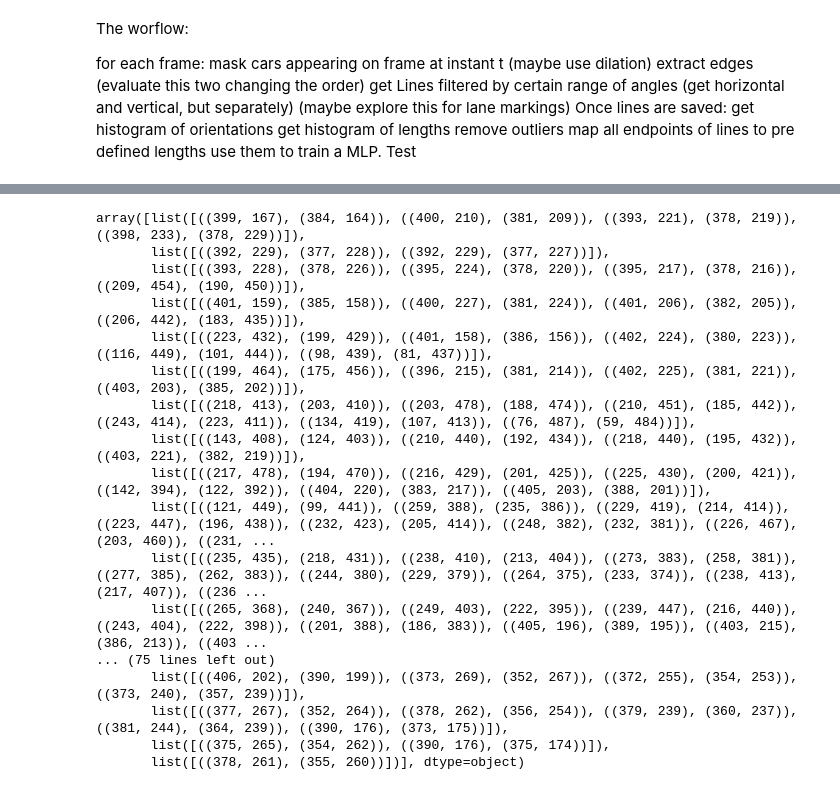
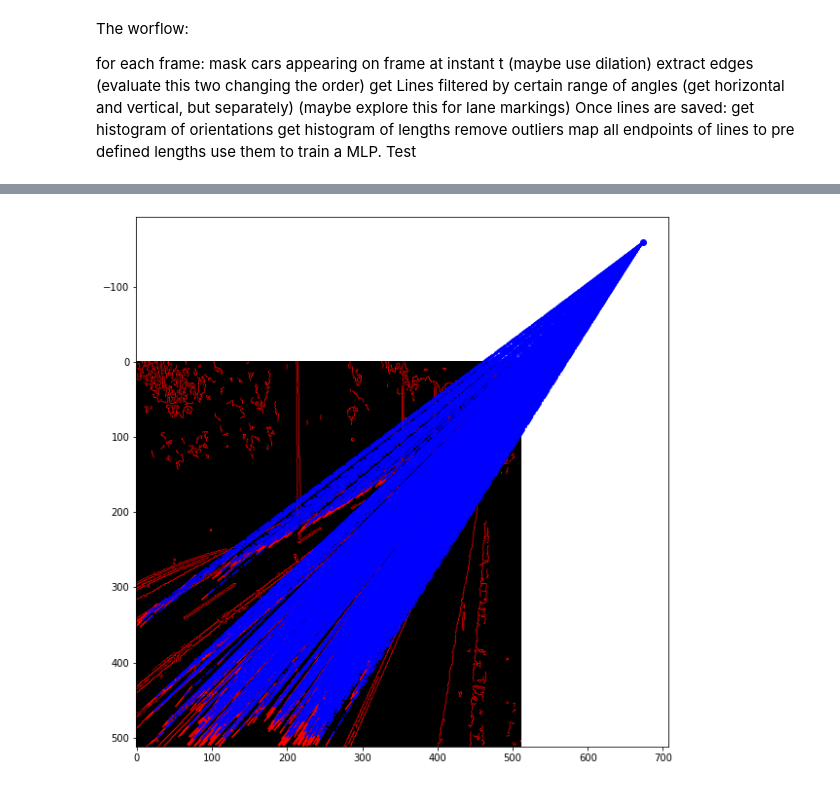
Before and after one commit to hector6298/titulacion_vehice_speed_estimation, a Jupyter notebook: main.ipynb, the cells around one changed output, grey strips where cells are left out. Cells and saved outputs as stored; diff of their text form; code cells hidden in the pictures.

Commit message:
Add function to compute vps

```diff
--- a/main.ipynb
+++ b/main.ipynb
@@ -34,8 +34,8 @@ viz = objectVisualizer(classPath="yolov3/data/coco.names")
 tools = objectFocusTools((512,512),yolo)
 linesDataset = []
 cap = cv2.VideoCapture("/home/hector/speed/speed_DS/v5.avi")
-lineSet = []
-
+lineSetH = []
+lineSetV = []
 if (cap.isOpened()== False):
   print("Error opening video stream or file")
 while(cap.isOpened()):
@@ -43,12 +43,14 @@ while(cap.isOpened()):
   if ret == True:
     frame = cv2.resize(frame, (512,512))
     grayFrame = convertImg2Grayscale(frame)
-#(-60,-40) vertical,
-    lines, edgeMap = tools.getObjectLinesAtFrame(frame,grayFrame,(0,20))
+#(-60,-40) vertical, (0,20) horizontal
+    linesV, edgeMap = tools.getObjectLinesAtFrame(frame,grayFrame,(-60,-40))
+    linesH, edgeMap = tools.getObjectLinesAtFrame(frame, grayFrame, (0,20))
     lineDist = getLinesEuclideanDist(lines)
     thetas = getLinesThetas(lines)
     print(lines)
-    lineSet.append(lines)
+    lineSetH.append(linesH)
+    lineSetV.append(linesV)
     empty = np.zeros((edgeMap.shape[0],edgeMap.shape[1],3))
     empty[:,:,0] = edgeMap
     #frameObjs = viz.drawBoxes(frame,detections)
@@ -58,7 +60,6 @@ while(cap.isOpened()):
       break
   else:
     break
-featureSet = flatten(featureSet)
 #print("final feature set")
 #print(featureSet)
 cap.release()
@@ -86,8 +86,8 @@ NameError: name 'featureSet' is not defined
 # %%
-from projectiveGeometry import compute_edgelets, ransac_vanishing_point, vis_model
+from projectiveGeometry import compute_edgelets, ransac_vanishing_point, vis_model, reestimate_model
 lineSet = np.expand_dims(lineSet, axis=0)[0]
 edgelets = compute_edgelets(lineSet)
 vp1 = ransac_vanishing_point(edgelets, num_ransac_iter=5000,
                              threshold_inlier=5)
-vis_model(empty, vp1)
+vis_model(empty, lineSet, vp1)
 # %% [output]
@@ -95,20 +95 @@ ValueError: too many values to unpack (expected 2)
+[figure, added]
-# %%
-lineSet
-# %% [output]
-array([list([((399, 167), (384, 164)), ((400, 210), (381, 209)), ((393, 221), (378, 219)), ((398, 233), (378, 229))]),
-       list([((392, 229), (377, 228)), ((392, 229), (377, 227))]),
-       list([((393, 228), (378, 226)), ((395, 224), (378, 220)), ((395, 217), (378, 216)), ((209, 454), (190, 450))]),
-       list([((401, 159), (385, 158)), ((400, 227), (381, 224)), ((401, 206), (382, 205)), ((206, 442), (183, 435))]),
-       list([((223, 432), (199, 429)), ((401, 158), (386, 156)), ((402, 224), (380, 223)), ((116, 449), (101, 444)), ((98, 439), (81, 437))]),
-       list([((199, 464), (175, 456)), ((396, 215), (381, 214)), ((402, 225), (381, 221)), ((403, 203), (385, 202))]),
-       list([((218, 413), (203, 410)), ((203, 478), (188, 474)), ((210, 451), (185, 442)), ((243, 414), (223, 411)), ((134, 419), (107, 413)), ((76, 487), (59, 484))]),
-       list([((143, 408), (124, 403)), ((210, 440), (192, 434)), ((218, 440), (195, 432)), ((403, 221), (382, 219))]),
-       list([((217, 478), (194, 470)), ((216, 429), (201, 425)), ((225, 430), (200, 421)), ((142, 394), (122, 392)), ((404, 220), (383, 217)), ((405, 203), (388, 201))]),
-       list([((121, 449), (99, 441)), ((259, 388), (235, 386)), ((229, 419), (214, 414)), ((223, 447), (196, 438)), ((232, 423), (205, 414)), ((248, 382), (232, 381)), ((226, 467), (203, 460)), ((231, ...
-       list([((235, 435), (218, 431)), ((238, 410), (213, 404)), ((273, 383), (258, 381)), ((277, 385), (262, 383)), ((244, 380), (229, 379)), ((264, 375), (233, 374)), ((238, 413), (217, 407)), ((236 ...
-       list([((265, 368), (240, 367)), ((249, 403), (222, 395)), ((239, 447), (216, 440)), ((243, 404), (222, 398)), ((201, 388), (186, 383)), ((405, 196), (389, 195)), ((403, 215), (386, 213)), ((403 ...
-... (75 lines left out)
-       list([((406, 202), (390, 199)), ((373, 269), (352, 267)), ((372, 255), (354, 253)), ((373, 240), (357, 239))]),
-       list([((377, 267), (352, 264)), ((378, 262), (356, 254)), ((379, 239), (360, 237)), ((381, 244), (364, 239)), ((390, 176), (373, 175))]),
-       list([((375, 265), (354, 262)), ((390, 176), (375, 174))]),
-       list([((378, 261), (355, 260))])], dtype=object)
```
Also changed, not shown: parts of 3 cells of this notebook.
